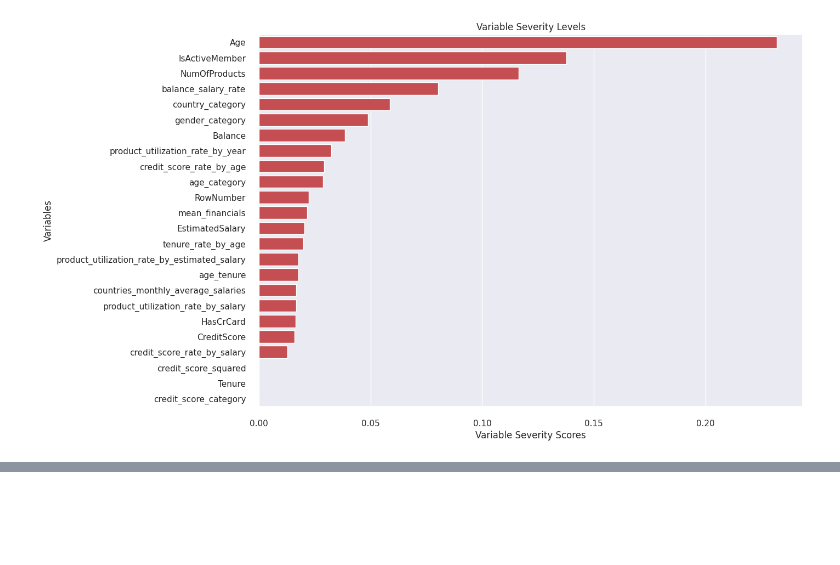
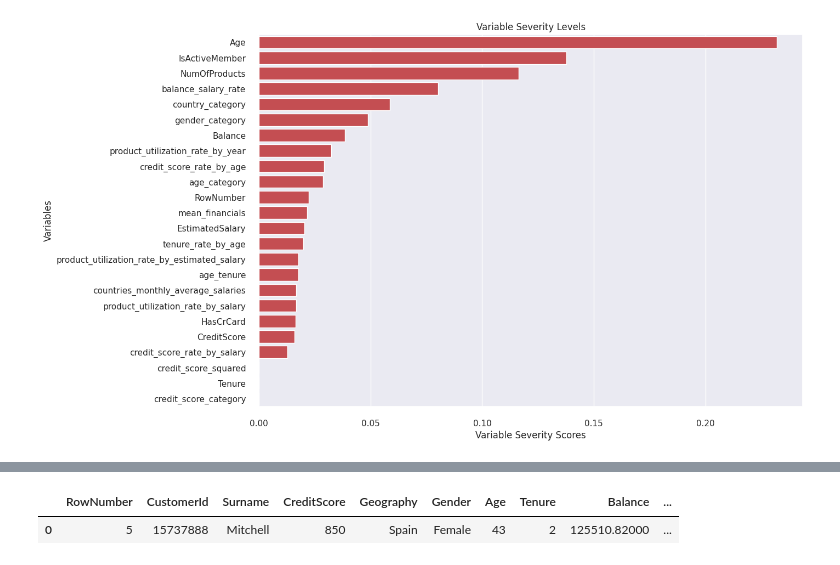
Before and after one commit to KindlyGentleman/DS-DA-Bank-Churn-Prediction, a Jupyter notebook: ml-dev/churn-prediction.ipynb, the cells around one changed output, grey strips where cells are left out. Saved outputs shown, nothing was run; the diff lists cells and outputs as text; code cells hidden in the pictures; blank space fills up the shorter version.

```diff
--- a/ml-dev/churn-prediction.ipynb
+++ b/ml-dev/churn-prediction.ipynb
@@ -1238,0 +1322,3 @@ plt.show()
+# %%
+test = data.drop("Exited", axis=1).iloc[4].to_dict()
+test
@@ -1238,0 +1339,7 @@ plt.show()
+# %%
+
+df = pd.DataFrame(test, index = [0])
+df
+# %% [output]
+|  | RowNumber | CustomerId | Surname | CreditScore | Geography | Gender | Age | Tenure | Balance | ... |
+| 0 | 5 | 15737888 | Mitchell | 850 | Spain | Female | 43 | 2 | 125510.82000 | ... |
```
Also changed, not shown: parts of 20 cells of this notebook, 7 other files.
